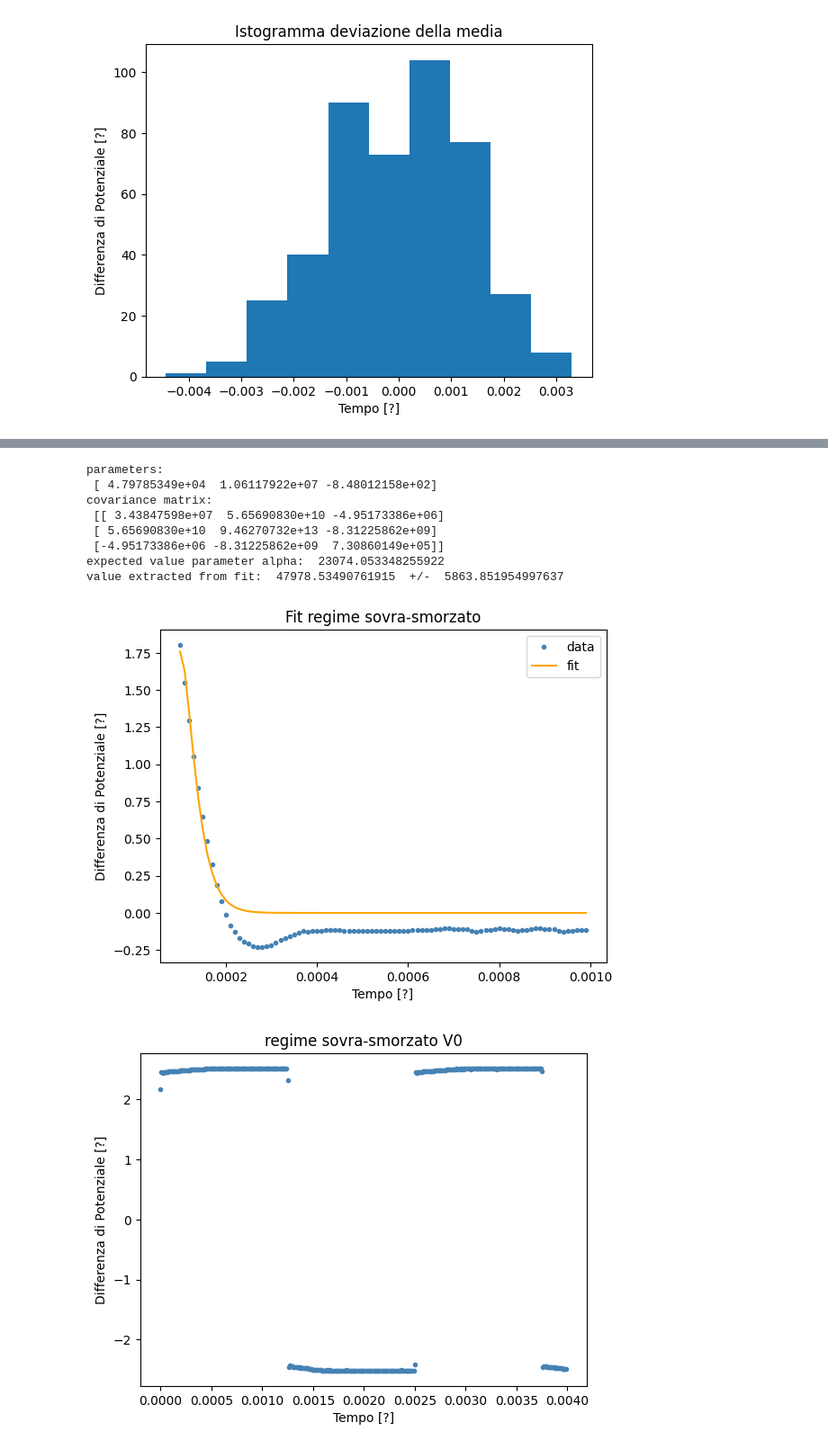
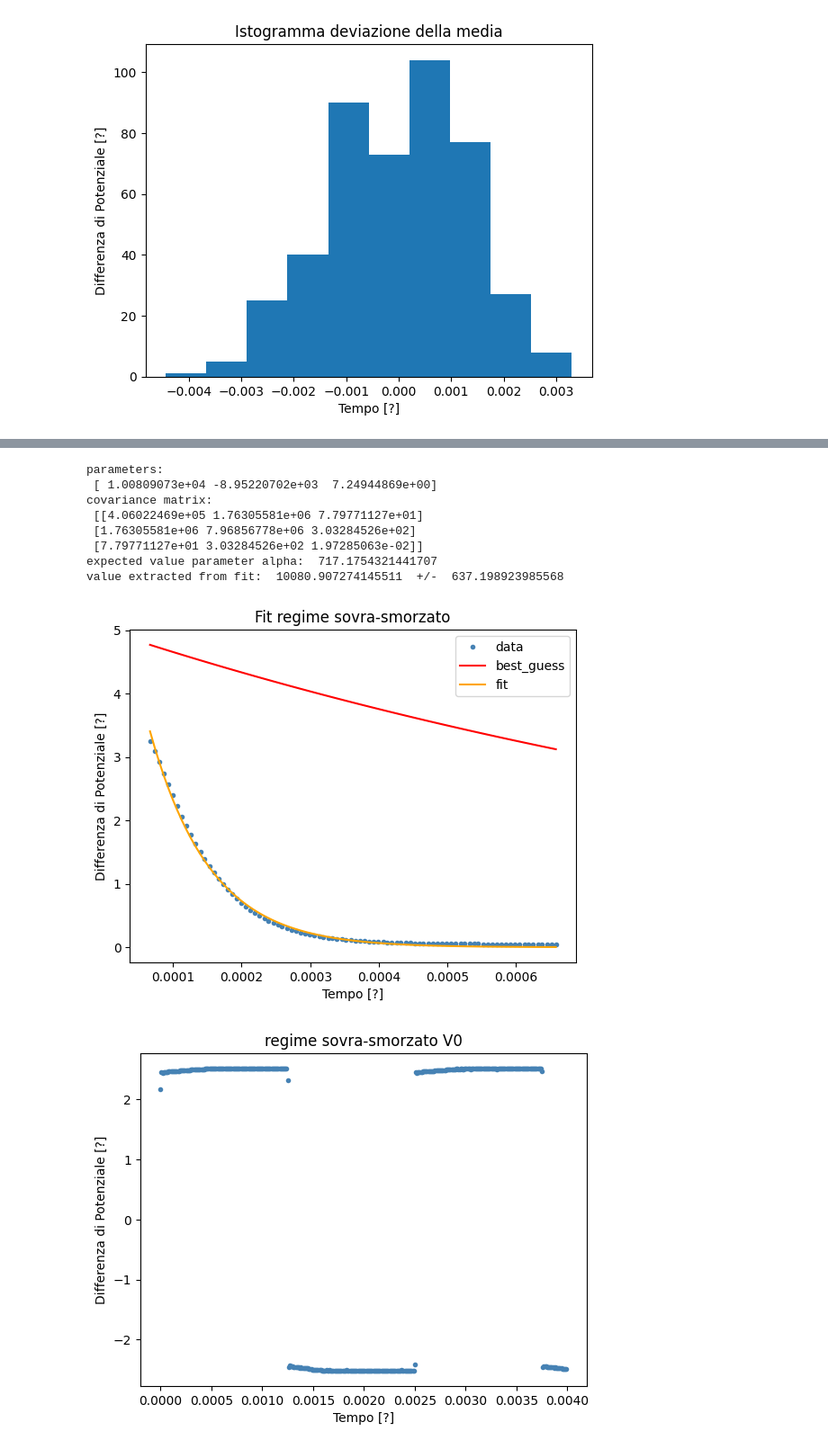
Before and after one commit to sbaba22/circuiti, a Jupyter notebook: fit.ipynb, the cells around one changed output, grey strips where cells are left out. Shown: that part at 90% size. Drawn from its saved outputs; the diff is of its cells as text; code cells hidden in the pictures.

Commit message:
added last experiment data

```diff
--- a/fit.ipynb
+++ b/fit.ipynb
@@ -12,21 +10,19 @@ We should re measure the inductance and capacitance.
 # %%
 #equazioni sempre valide:
 
-#induttanza
-L = 53.61e-3/2
+#induttanza 54.38 mH
+L = 54.38e-3
 #resistenza induttanza
 r_L = 0.852
-
-L:  301.309979206352442e-3
-C: 25.897092684151668e-09
 
 #frequenza
 f = 400
 
-# forse non è questa? C = 47.3e-10
-C = 32.92e-9
+# iniziato a 45.00 nf si è stabilizzato a 44.7 nf
+C = 44.7e-9
 
 w0 = 1/np.sqrt(L*C)
+R_
 print("critical regime is hit when R = ", 2*np.sqrt(L/C))
 #Time - V_0	Amplitude - V_0	Time - V_L	Amplitude - V_L	Time - V_C	Amplitude - V_C	Time - V_R	Amplitude - V_R
 # %% [output]
@@ -215,56 +287,54 @@ value extracted from fit:  2874.7717099622005  +/-  67.3308913638139
 # %%
-#Critical damping on VR
-R = 1237
-
-alpha = R/L/2
+#critico7
+R = 2172.8
 
 def critical_fit(x,alpha,a1,a2):
     return (x*a1 + a2)*np.exp(-alpha*x)
 
 #initial parameters
 amplitude1_guess = 5
-amplitude2_guess = 0.01
+amplitude2_guess = 5
 P0 = [alpha,amplitude1_guess,amplitude2_guess]
 
-file = "./data/RLC_critico1.txt"
+file = "./data/critico7.txt"
 temp = np.loadtxt(file, unpack = True)
 x = temp[6]
 y = temp[7]
 
 #cropping data for fit:
-x = x[10:100]
-y = y[10:100]
+x = x[10:]
+y = y[10:]
 
 #todo: why does this not change anything from the fit?
-popt, pcov = curve_fit(critical_fit, x, y, sigma = std, p0 = P0)
+popt, pcov = curve_fit(critical_fit, x, y, std=std,p0 = P0)
 #popt, pcov = curve_fit(over_damped_fit, x, y, p0 = P0)
 
 fig, axes = plt.subplots()
 
 plt.plot(x,y, '.', color = 'steelblue', label = "data")
 
-
+plt.plot(x,critical_fit(x, *P0), color = 'red', label = "best_guess")
 plt.plot(x,critical_fit(x, *popt), color = 'orange', label = "fit")
 plt.xlabel("Tempo [?]")
 plt.ylabel("Differenza di Potenziale [?]")
 plt.title("Fit regime sovra-smorzato")
 axes.legend()
 print("parameters:\n", popt)
 print("covariance matrix:\n",pcov)
 
 #todo: verify it is error
 errors = np.sqrt(np.diag(pcov))
 print("expected value parameter alpha: ", alpha, "\nvalue extracted from fit: ", popt[0], " +/- ", errors[0])
 # %% [output]
 parameters:
- [ 4.79785349e+04  1.06117922e+07 -8.48012158e+02]
+ [ 1.00809073e+04 -8.95220702e+03  7.24944869e+00]
 covariance matrix:
- [[ 3.43847598e+07  5.65690830e+10 -4.95173386e+06]
- [ 5.65690830e+10  9.46270732e+13 -8.31225862e+09]
- [-4.95173386e+06 -8.31225862e+09  7.30860149e+05]]
-expected value parameter alpha:  23074.053348255922
-value extracted from fit:  47978.53490761915  +/-  5863.851954997637
+ [[4.06022469e+05 1.76305581e+06 7.79771127e+01]
+ [1.76305581e+06 7.96856778e+06 3.03284526e+02]
+ [7.79771127e+01 3.03284526e+02 1.97285063e-02]]
+expected value parameter alpha:  717.1754321441707
+value extracted from fit:  10080.907274145511  +/-  637.198923985568
-[figure, old version]
+[figure, new version]
 # %%
 #showing over damped histos
 file = "./data/RLC_sovrasmorzato.txt"
```
Also changed, not shown: parts of 17 cells of this notebook, 5 other files.
